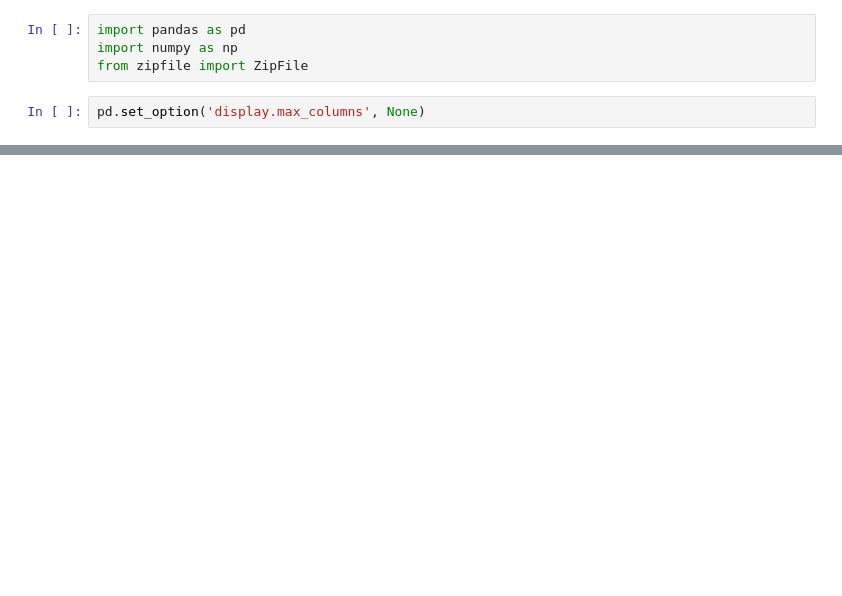
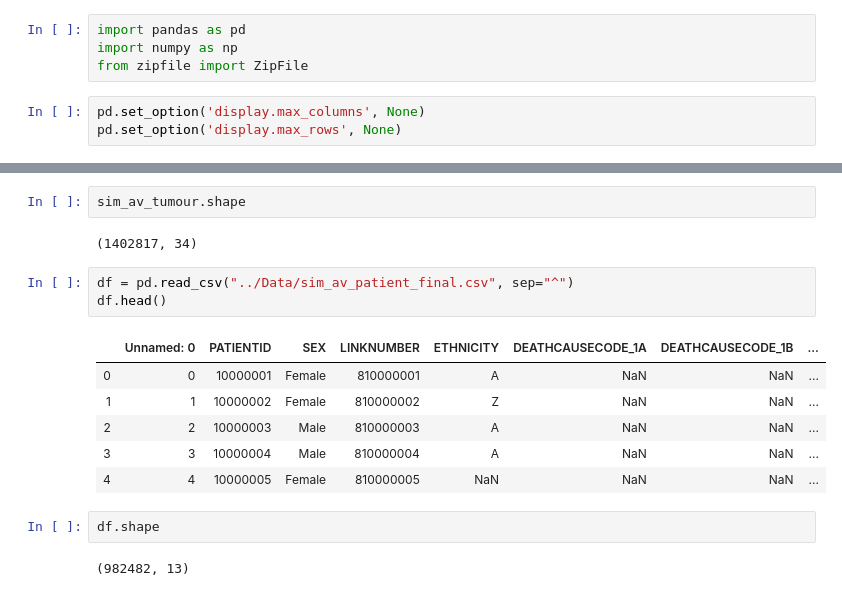
Before and after one commit to ElsaGH/TFM_Elsa_Garcia_Hernandez, a Jupyter notebook: Notebooks/sim_av_tumour.ipynb, the cells around one changed output, grey strips where cells are left out. Drawn from its saved outputs; the diff is of its cells as text; blank space fills up the shorter version.

```diff
--- a/Notebooks/sim_av_tumour.ipynb
+++ b/Notebooks/sim_av_tumour.ipynb
@@ -4,6 +4,7 @@ import numpy as np
 from zipfile import ZipFile
 # %%
 pd.set_option('display.max_columns', None)
+pd.set_option('display.max_rows', None)
 # %%
 zf = ZipFile('../Data/sim_av_tumour.zip')
 csv = zf.open('sim_av_tumour.csv')
@@ -27,0 +20,18 @@ df.sample(5)
+# %%
+sim_av_tumour.shape
+# %% [output]
+(1402817, 34)
+# %%
+df = pd.read_csv("../Data/sim_av_patient_final.csv", sep="^")
+df.head()
+# %% [output]
+|  | Unnamed: 0 | PATIENTID | SEX | LINKNUMBER | ETHNICITY | DEATHCAUSECODE_1A | DEATHCAUSECODE_1B | ... |
+| 0 | 0 | 10000001 | Female | 810000001 | A | NaN | NaN | ... |
+| 1 | 1 | 10000002 | Female | 810000002 | Z | NaN | NaN | ... |
+| 2 | 2 | 10000003 | Male | 810000003 | A | NaN | NaN | ... |
+| 3 | 3 | 10000004 | Male | 810000004 | A | NaN | NaN | ... |
+| 4 | 4 | 10000005 | Female | 810000005 | NaN | NaN | NaN | ... |
+# %%
+df.shape
+# %% [output]
+(982482, 13)
```
Also changed, not shown: parts of 77 cells of this notebook, 1 other file.
